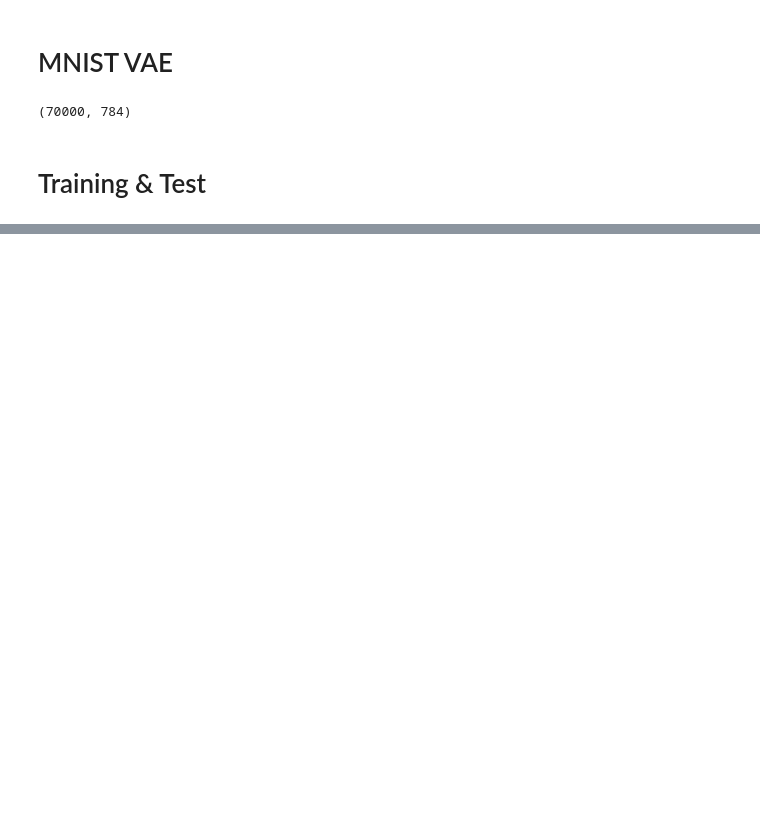
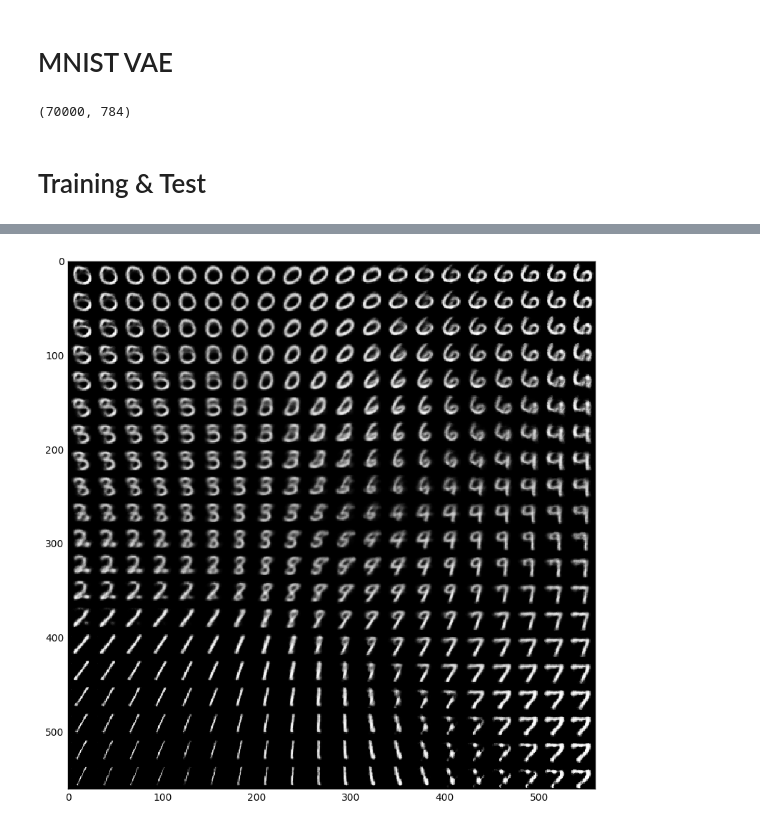
Before and after one commit to justinjfu/sandbox, a Jupyter notebook: VAE_MNIST.ipynb, the cells around one changed output, grey strips where cells are left out. Saved outputs shown, nothing was run; the diff lists cells and outputs as text; code cells hidden in the pictures; blank space fills up the shorter version.

```diff
--- a/VAE_MNIST.ipynb
+++ b/VAE_MNIST.ipynb
@@ -235,0 +237,19 @@ for img in imgs:
+# %%
+nx = ny = 20
+x_values = np.linspace(-3, 3, nx)
+y_values = np.linspace(-3, 3, ny)
+canvas = np.empty((28*ny, 28*nx))
+
+for i, yi in enumerate(x_values):
+    for j, xi in enumerate(y_values):
+        z_mu = np.concatenate([np.array([xi, yi])])
+        z_mu = np.expand_dims(z_mu, 0)
+        x_mean = vae.decode(z_mu)
+        canvas[(nx-i-1)*28:(nx-i)*28, j*28:(j+1)*28] = x_mean[0].reshape(28, 28)
+
+plt.figure(figsize=(8, 10))
+Xi, Yi = np.meshgrid(x_values, y_values)
+plt.imshow(canvas, origin="upper", vmin=0, vmax=1,interpolation='none',cmap=plt.get_cmap('gray'))
+plt.tight_layout()
+# %% [output]
+[figure, added]
```
Also changed, not shown: parts of 6 cells of this notebook, 1 other file.
